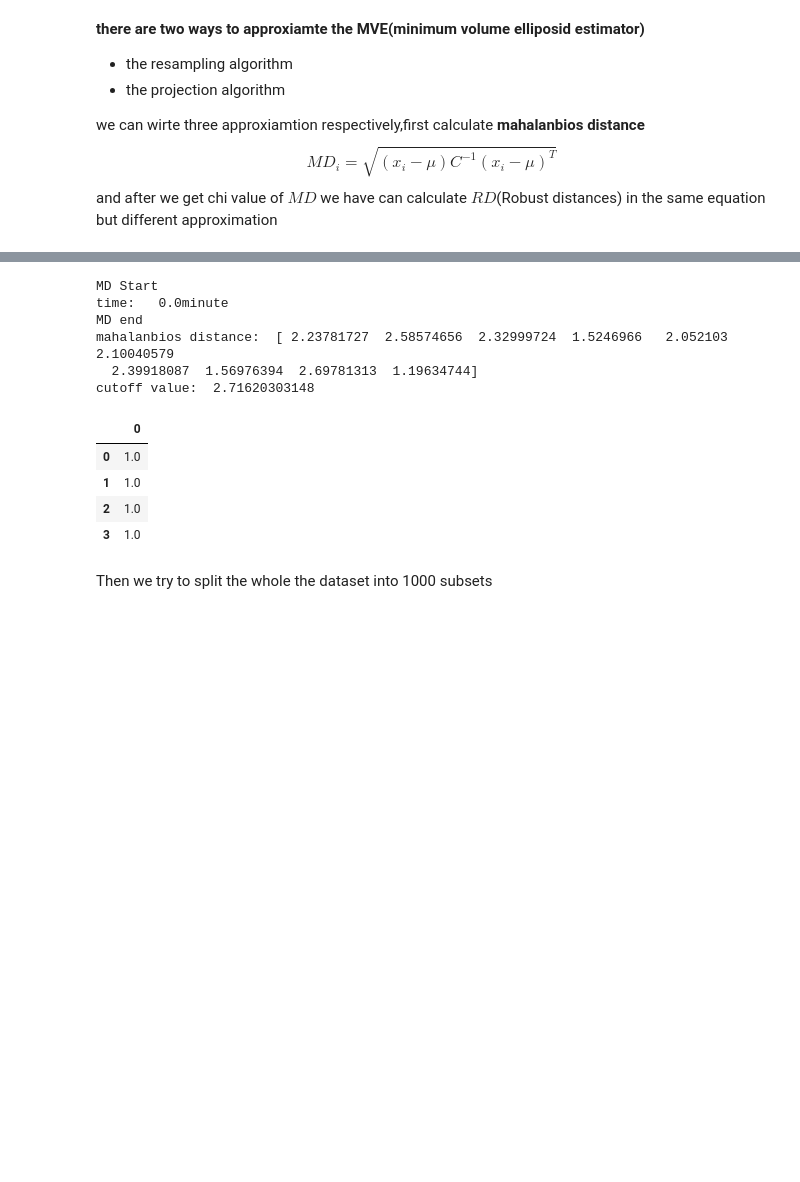
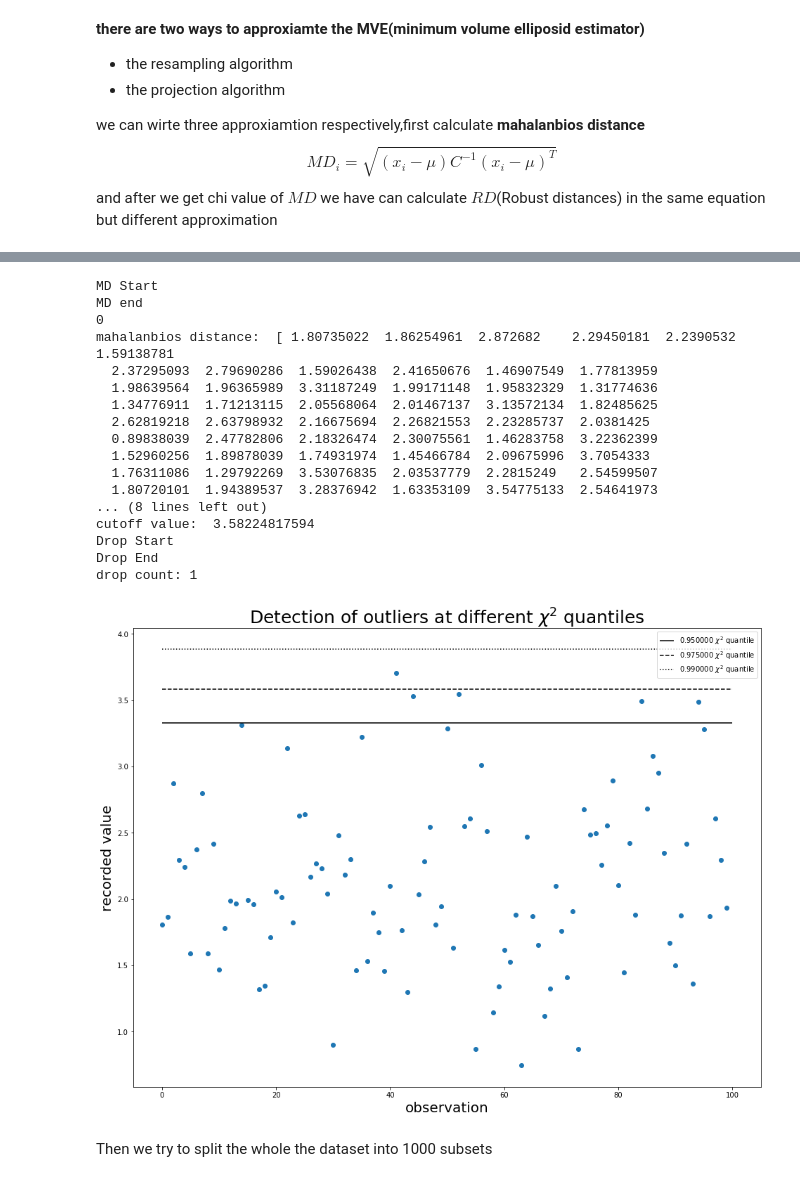
Before and after one commit to yushinliu/kaggle_competition-other_projects, a Jupyter notebook: lab/patRecDat/forStudents/Task1.ipynb, the cells around one changed output, grey strips where cells are left out. Drawn from its saved outputs; the diff is of its cells as text; code cells hidden in the pictures; blank space fills up the shorter version.

Commit message:
update_10/11/2017
1.improve the code of drop points
2.visualiztion the outlier detection

```diff
--- a/lab/patRecDat/forStudents/Task1.ipynb
+++ b/lab/patRecDat/forStudents/Task1.ipynb
@@ -324,15 +324,11 @@ and after we get chi value of $MD$ we have can calculate $RD$(Robust distances)
 # %%
 #direct algorithm(with out robust estimation)
 #calculate the mahalanbios distance
-#create a dataset temp1 to test the code
+#create a normal distribution dataset temp1 to test the code
 np.random.seed(42)
-temp1=np.random.rand(100,5)*10
+temp1=np.random.randn(100,5)*10
 temp1=pd.DataFrame(temp1)
 temp2=pd.DataFrame(np.ones((100,1)))
-#np.mat(temp1.cov().as_matrix())*np.mat(temp1.cov().as_matrix()).I
-#np.cov(temp1,rowvar=False).shape
-#temp2=np.mat(np.cov(temp1,rowvar=False))
-#temp2*temp2.getI()
 # %%
 def mahalanbios_dis(temp1):
     return distance.cdist(temp1,np.array([temp1.mean()]),metric='mahalanobis',VI=np.mat(temp1.cov()).I).ravel()
@@ -385,19 +420,44 @@ class outliers_clean_direct(BaseEstimator,TransformerMixin):
+# %%
+def plot_outliers(maha_dis,cdf1,cdf2,cdf3):
+    x=range(len(maha_dis))
+    plt.figure(figsize=(16,12))
+    plt.scatter( x, maha_dis )
+
+    plt.hlines( np.sqrt(chi2.ppf(cdf1, 5)), 0, len(maha_dis), label ="%5f $\chi^2$ quantile"%(cdf1), linestyles = "solid" )
+    plt.hlines( np.sqrt(chi2.ppf(cdf2, 5)), 0, len(maha_dis), label ="%5f $\chi^2$ quantile"%(cdf2), linestyles="dashed" )
+    plt.hlines( np.sqrt(chi2.ppf(cdf3, 5)), 0, len(maha_dis), label ="%5f $\chi^2$ quantile"%(cdf3), linestyles = "dotted" )
+
+    plt.legend()
+    plt.ylabel("recorded value",fontsize=20)
+    plt.xlabel("observation",fontsize=20)
+    plt.title( 'Detection of outliers at different $\chi^2$ quantiles',fontsize=25 )
+
+    plt.show()
 # %%
 #sample test
-sample,labelset,count=outliers_clean_direct(p_free=2,labels=temp2).fit_transform(temp1)
-labelset
+sample,labelset,maha_dis,count=outliers_clean_direct(p_free=5,labels=temp2).fit_transform(temp1)
 # %% [output]
 MD Start
-time:   0.0minute
 MD end
-mahalanbios distance:  [ 2.23781727  2.58574656  2.32999724  1.5246966   2.052103    2.10040579
-  2.39918087  1.56976394  2.69781313  1.19634744]
-cutoff value:  2.71620303148
+0
+mahalanbios distance:  [ 1.80735022  1.86254961  2.872682    2.29450181  2.2390532   1.59138781
+  2.37295093  2.79690286  1.59026438  2.41650676  1.46907549  1.77813959
+  1.98639564  1.96365989  3.31187249  1.99171148  1.95832329  1.31774636
+  1.34776911  1.71213115  2.05568064  2.01467137  3.13572134  1.82485625
+  2.62819218  2.63798932  2.16675694  2.26821553  2.23285737  2.0381425
+  0.89838039  2.47782806  2.18326474  2.30075561  1.46283758  3.22362399
+  1.52960256  1.89878039  1.74931974  1.45466784  2.09675996  3.7054333
+  1.76311086  1.29792269  3.53076835  2.03537779  2.2815249   2.54599507
+  1.80720101  1.94389537  3.28376942  1.63353109  3.54775133  2.54641973
+... (8 lines left out)
+cutoff value:  3.58224817594
+Drop Start
+Drop End
+drop count: 1
-|  | 0 |
-| 0 | 1.0 |
-| 1 | 1.0 |
-| 2 | 1.0 |
-| 3 | 1.0 |
+# %%
+plot_outliers(maha_dis,0.95,0.975,0.99) #here recorded value is mahalanobis distance
+# %% [output]
+[figure, added]
 # %% [markdown]
 Then we try to split the whole the dataset into 1000 subsets
 # %%
```
Also changed, not shown: parts of 17 cells of this notebook, 1 other file.
